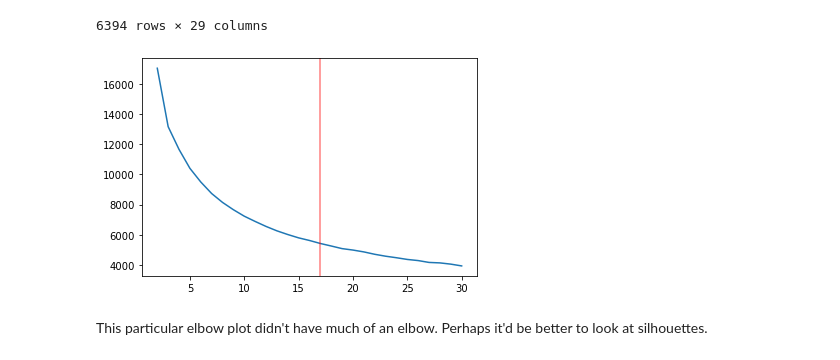
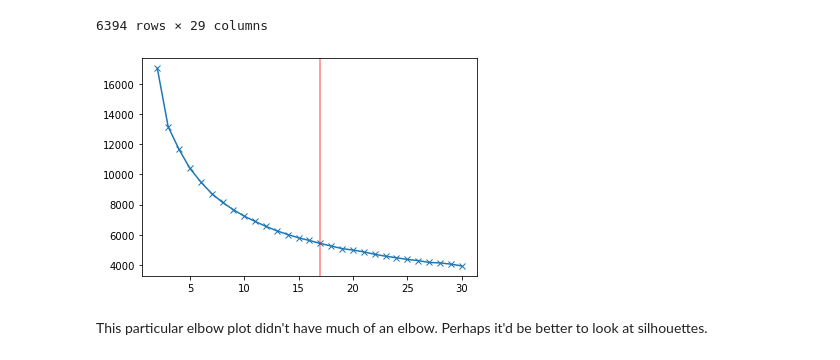
Before and after one commit to thinkful-dsi-cassowary/dsi3_student_pair_work, a Jupyter notebook: Coby/50_02_Day 50 Lecture 2 Assignment.ipynb, the cells around one changed output. Saved outputs shown, nothing was run; the diff lists cells and outputs as text; code cells hidden in the pictures.

```diff
--- a/Coby/50_02_Day 50 Lecture 2 Assignment.ipynb
+++ b/Coby/50_02_Day 50 Lecture 2 Assignment.ipynb
@@ -83,11 +83,11 @@ y_preds
 | 6393 | 0 | 2 | 1 | 0 | 5 | 4 | 1 | 8 | ... |
 6394 rows × 29 columns
 # %%
-plt.plot(inertias)
+plt.plot(inertias, marker='x')
 plt.axvline(17, color='r', alpha=.5)
 plt.show()
 # %% [output]
-[figure, old version]
+[figure, new version]
 # %% [markdown]
 This particular elbow plot didn't have much of an elbow. Perhaps it'd be better to look at silhouettes.
 # %% [markdown]
```
Also changed, not shown: parts of 2 cells of this notebook.
